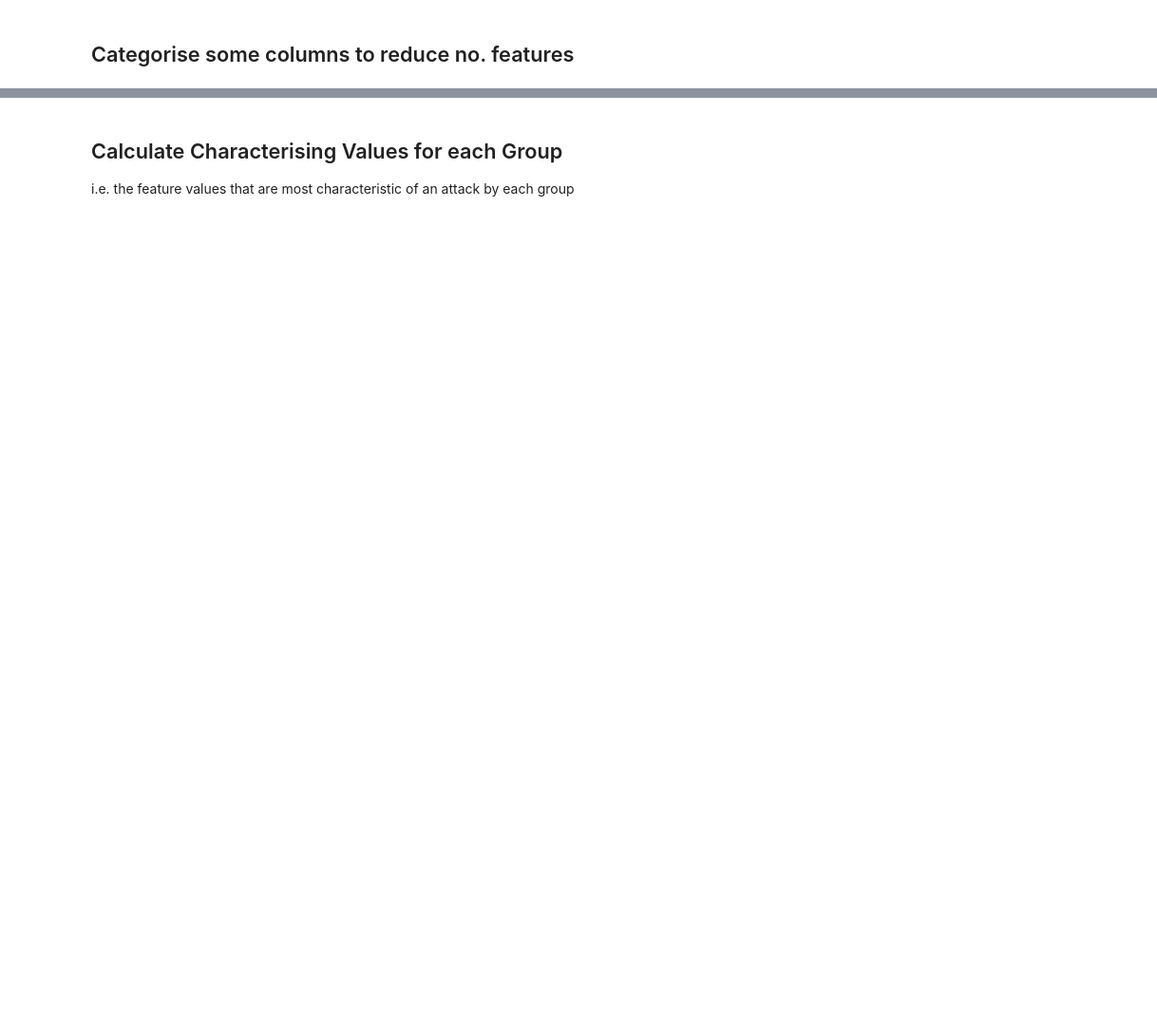
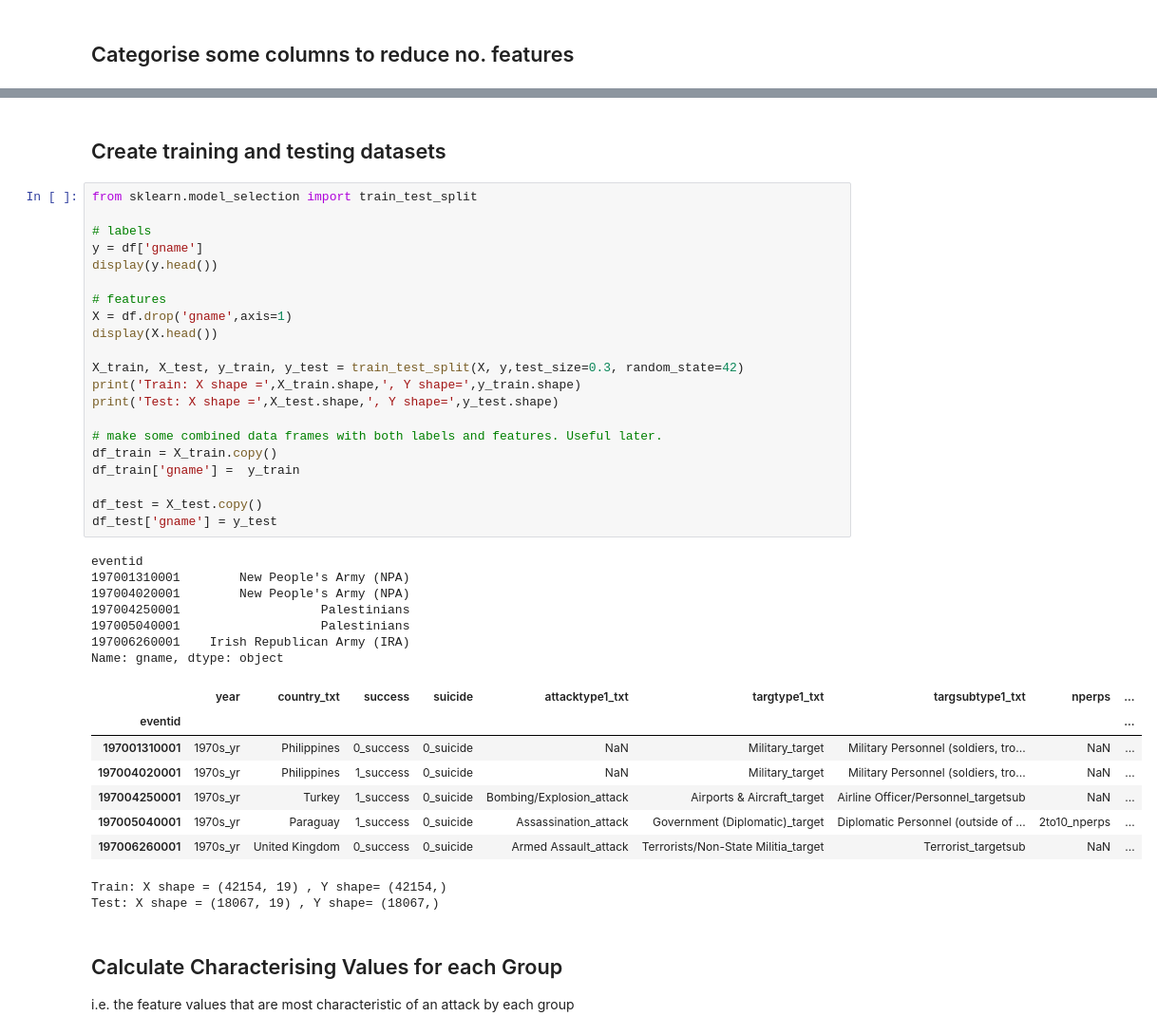
Before and after one commit to jack89roberts/GTD, a Jupyter notebook: GTD_GrpFeatures.ipynb, the cells around one changed output, grey strips where cells are left out. Shown: that part at 95% size. Saved outputs shown, nothing was run; the diff lists cells and outputs as text; blank space fills up the shorter version.

```diff
--- a/GTD_GrpFeatures.ipynb
+++ b/GTD_GrpFeatures.ipynb
@@ -168,3 +150,43 @@ display(df.head())
+# %% [markdown]
+## Create training and testing datasets
+# %%
+from sklearn.model_selection import train_test_split
+
+# labels
+y = df['gname']
+display(y.head())
+
+# features
+X = df.drop('gname',axis=1)
+display(X.head())
+
+X_train, X_test, y_train, y_test = train_test_split(X, y,test_size=0.3, random_state=42)
+print('Train: X shape =',X_train.shape,', Y shape=',y_train.shape)
+print('Test: X shape =',X_test.shape,', Y shape=',y_test.shape)
+
+# make some combined data frames with both labels and features. Useful later.
+df_train = X_train.copy()
+df_train['gname'] =  y_train
+
+df_test = X_test.copy()
+df_test['gname'] = y_test
+# %% [output]
+eventid
+197001310001        New People's Army (NPA)
+197004020001        New People's Army (NPA)
+197004250001                   Palestinians
+197005040001                   Palestinians
+197006260001    Irish Republican Army (IRA)
+Name: gname, dtype: object
+|  | year | country_txt | success | suicide | attacktype1_txt | targtype1_txt | targsubtype1_txt | nperps | ... |
+| eventid |  |  |  |  |  |  |  |  | ... |
+| 197001310001 | 1970s_yr | Philippines | 0_success | 0_suicide | NaN | Military_target | Military Personnel (soldiers, tro... | NaN | ... |
+| 197004020001 | 1970s_yr | Philippines | 1_success | 0_suicide | NaN | Military_target | Military Personnel (soldiers, tro... | NaN | ... |
+| 197004250001 | 1970s_yr | Turkey | 1_success | 0_suicide | Bombing/Explosion_attack | Airports & Aircraft_target | Airline Officer/Personnel_targetsub | NaN | ... |
+| 197005040001 | 1970s_yr | Paraguay | 1_success | 0_suicide | Assassination_attack | Government (Diplomatic)_target | Diplomatic Personnel (outside of ... | 2to10_nperps | ... |
+| 197006260001 | 1970s_yr | United Kingdom | 0_success | 0_suicide | Armed Assault_attack | Terrorists/Non-State Militia_target | Terrorist_targetsub | NaN | ... |
+Train: X shape = (42154, 19) , Y shape= (42154,)
+Test: X shape = (18067, 19) , Y shape= (18067,)
 # %% [markdown]
 ## Calculate Characterising Values for each Group
 i.e. the feature values that are most characteristic of an attack by each group
```
Also changed, not shown: parts of 15 cells of this notebook, 8 other files.
